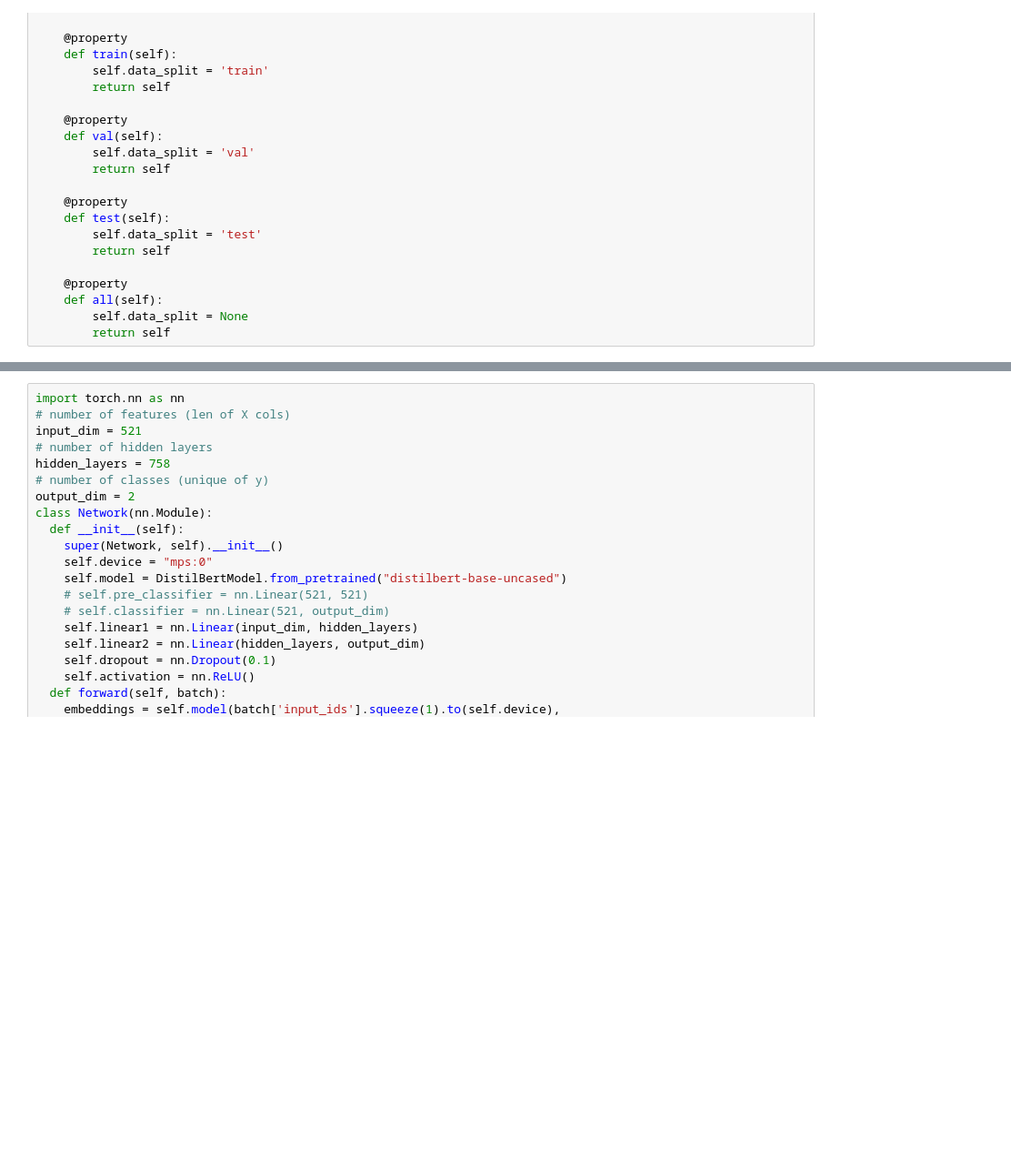
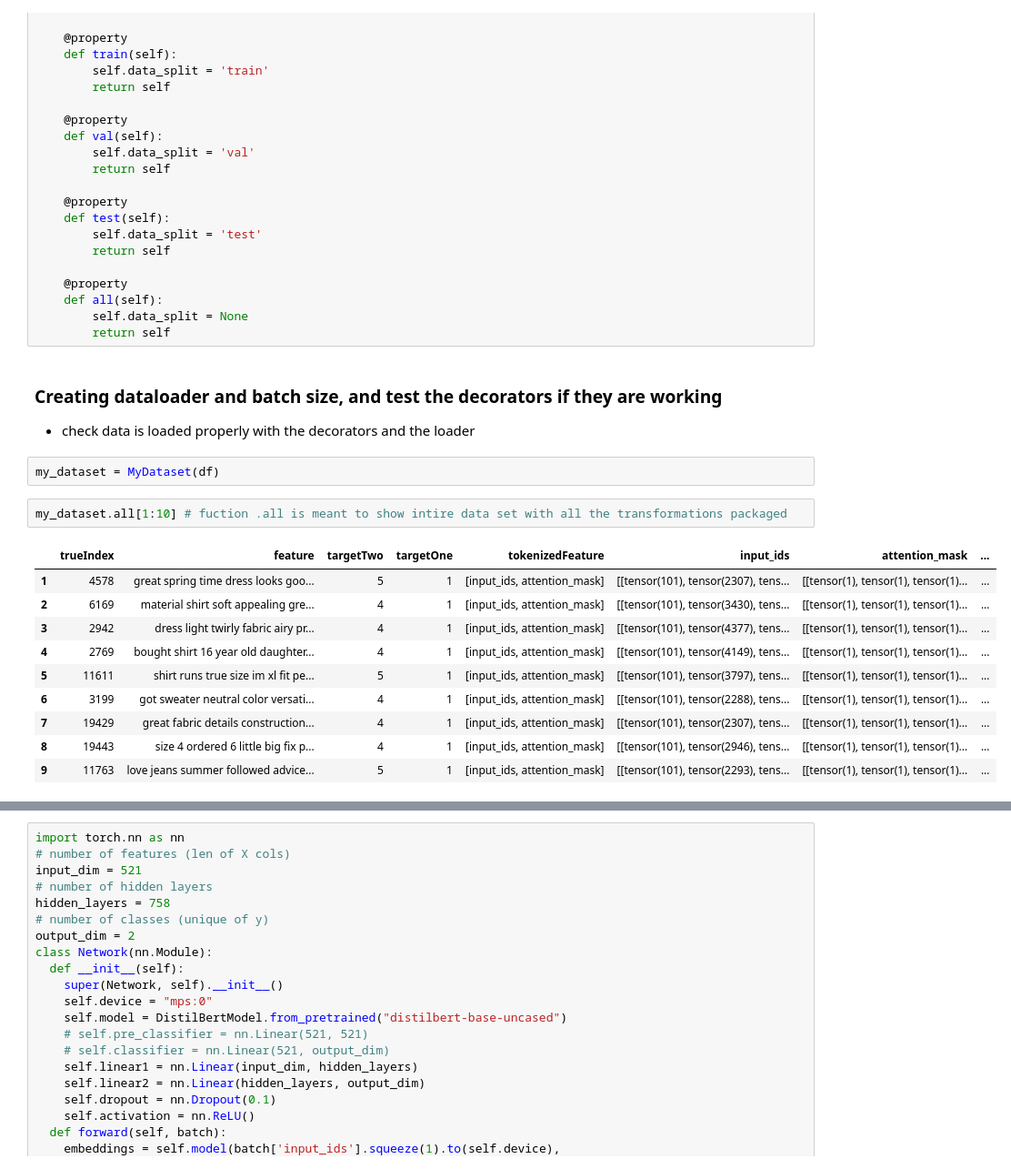
Before and after one commit to tonderai-m/nlp-classification, a Jupyter notebook: my_new_notebook.ipynb, the cells around one changed output, grey strips where cells are left out. Shown: that part at 91% size. Cells and saved outputs as stored; diff of their text form; blank space fills up the shorter version.

```diff
--- a/my_new_notebook.ipynb
+++ b/my_new_notebook.ipynb
@@ -213,3 +238,21 @@ class MyDataset(Dataset):
     def all(self):
         self.data_split = None
         return self
+# %% [markdown]
+### Creating dataloader and batch size, and test the decorators if they are working
+* check data is loaded properly with the decorators and the loader
+# %%
+my_dataset = MyDataset(df)
+# %%
+my_dataset.all[1:10] # fuction .all is meant to show intire data set with all the transformations packaged
+# %% [output]
+|  | trueIndex | feature | targetTwo | targetOne | tokenizedFeature | input_ids | attention_mask | ... |
+| 1 | 4578 | great spring time dress looks goo... | 5 | 1 | [input_ids, attention_mask] | [[tensor(101), tensor(2307), tens... | [[tensor(1), tensor(1), tensor(1)... | ... |
+| 2 | 6169 | material shirt soft appealing gre... | 4 | 1 | [input_ids, attention_mask] | [[tensor(101), tensor(3430), tens... | [[tensor(1), tensor(1), tensor(1)... | ... |
+| 3 | 2942 | dress light twirly fabric airy pr... | 4 | 1 | [input_ids, attention_mask] | [[tensor(101), tensor(4377), tens... | [[tensor(1), tensor(1), tensor(1)... | ... |
+| 4 | 2769 | bought shirt 16 year old daughter... | 4 | 1 | [input_ids, attention_mask] | [[tensor(101), tensor(4149), tens... | [[tensor(1), tensor(1), tensor(1)... | ... |
+| 5 | 11611 | shirt runs true size im xl fit pe... | 5 | 1 | [input_ids, attention_mask] | [[tensor(101), tensor(3797), tens... | [[tensor(1), tensor(1), tensor(1)... | ... |
+| 6 | 3199 | got sweater neutral color versati... | 4 | 1 | [input_ids, attention_mask] | [[tensor(101), tensor(2288), tens... | [[tensor(1), tensor(1), tensor(1)... | ... |
+| 7 | 19429 | great fabric details construction... | 4 | 1 | [input_ids, attention_mask] | [[tensor(101), tensor(2307), tens... | [[tensor(1), tensor(1), tensor(1)... | ... |
+| 8 | 19443 | size 4 ordered 6 little big fix p... | 4 | 1 | [input_ids, attention_mask] | [[tensor(101), tensor(2946), tens... | [[tensor(1), tensor(1), tensor(1)... | ... |
+| 9 | 11763 | love jeans summer followed advice... | 5 | 1 | [input_ids, attention_mask] | [[tensor(101), tensor(2293), tens... | [[tensor(1), tensor(1), tensor(1)... | ... |
```
Also changed, not shown: parts of 29 cells of this notebook.
